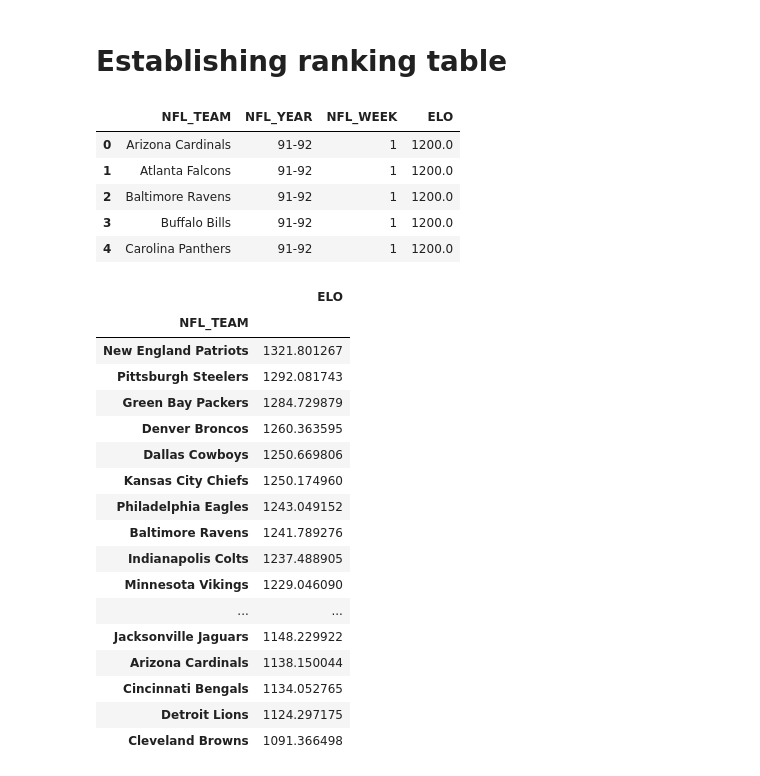
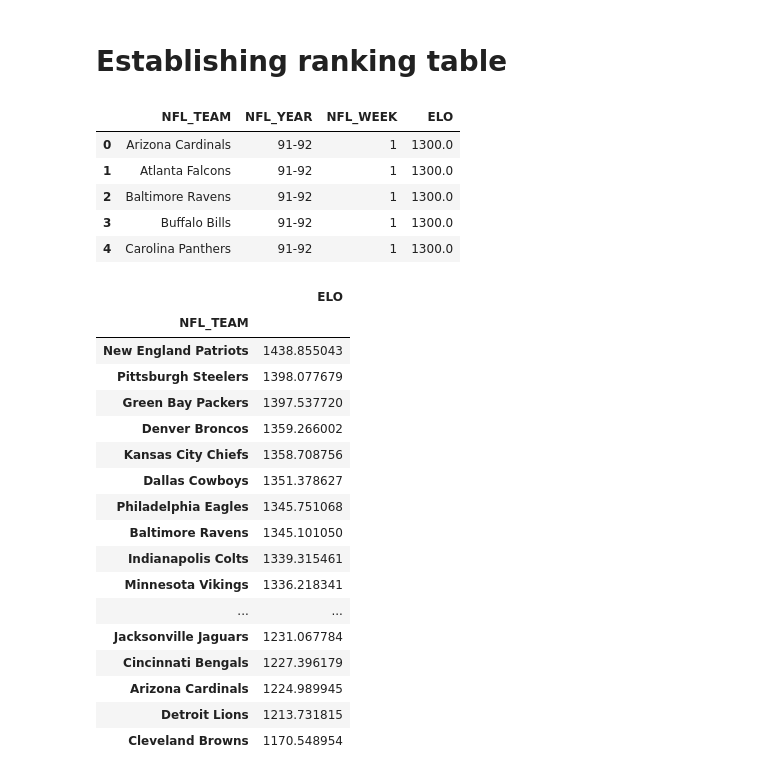
Before and after one commit to W-Thurston/NFL_Predict, a Jupyter notebook: notebooks/exploratory/read_html scrape.ipynb, the cells around one changed output. Saved outputs shown, nothing was run; the diff lists cells and outputs as text; code cells hidden in the pictures.

```diff
--- a/read_html scrape.ipynb
+++ b/notebooks/exploratory/read_html scrape.ipynb
@@ -7,7 +9,7 @@ import itertools
 pd.set_option('display.max_rows', 100)
 pd.set_option('display.max_columns', 100)
 # %%
-df = pd.read_csv('NFL_wk_by_wk.csv', names=['WEEK_NUM','GAME_DAY_OF_WEEK','GAME_DATE','GAMETIME','WINNER','GAME_LOCATION','LOSER','BOXSCORE_LINK','PTS_WINNER','PTS_LOSER','YARDS_WINNER','TURNOVERS_WINNER','YARDS_LOSER','TURNOVERS_LOSER','YEAR'], index_col=False)
+df = pd.read_csv('../../data/raw/NFL_wk_by_wk.csv', names=['WEEK_NUM','GAME_DAY_OF_WEEK','GAME_DATE','GAMETIME','WINNER','GAME_LOCATION','LOSER','BOXSCORE_LINK','PTS_WINNER','PTS_LOSER','YARDS_WINNER','TURNOVERS_WINNER','YARDS_LOSER','TURNOVERS_LOSER','YEAR'], index_col=False)
 
 ## In the data pull the header shows up multiple times
 df = df[((df['WEEK_NUM']!='Week')&(df['WEEK_NUM']!='NULL_VALUE'))]
@@ -59,30 +61,30 @@ df.loc[df['YEAR'].isin(sorted_years[:increase_in_number_of_weeks_in_season]),:]
                                                                                                                                                                            'Division'  : '19',
                                                                                                                                                                            'ConfChamp' : '20',
                                                                                                                                                                            'SuperBowl' : '21'})
-
 ## after to '21-22' season
 df.loc[df['YEAR'].isin(sorted_years[increase_in_number_of_weeks_in_season:]),:] = df.loc[df['YEAR'].isin(sorted_years[increase_in_number_of_weeks_in_season:]),:].replace({'WildCard'  : '19',
                                                                                                                                                                            'Division'  : '20',
                                                                                                                                                                            'ConfChamp' : '21',
                                                                                                                                                                            'SuperBowl' : '22'})
 
-
 ## These data points are games were teams tied, the data didn't pull because of a "strong" tag
 df.loc[df['PTS_WINNER']=='NULL_VALUE','PTS_WINNER'] = df.loc[df['PTS_WINNER']=='NULL_VALUE','PTS_LOSER']
 
 ## Change values to be numeric
-df['WEEK_NUM'] = df['WEEK_NUM'].astype('int')
+df['WEEK_NUM']   = df['WEEK_NUM'].astype('int')
 df['PTS_WINNER'] = df['PTS_WINNER'].astype('int')
-df['PTS_LOSER'] = df['PTS_LOSER'].astype('int')
-df['PTS_LOSER'] = df['YARDS_WINNER'].astype('int')
-df['PTS_LOSER'] = df['TURNOVERS_WINNER'].astype('int')
-df['PTS_LOSER'] = df['YARDS_LOSER'].astype('int')
-df['PTS_LOSER'] = df['TURNOVERS_LOSER'].astype('int')
+df['PTS_LOSER']  = df['PTS_LOSER'].astype('int')
+df['PTS_LOSER']  = df['YARDS_WINNER'].astype('int')
+df['PTS_LOSER']  = df['TURNOVERS_WINNER'].astype('int')
+df['PTS_LOSER']  = df['YARDS_LOSER'].astype('int')
+df['PTS_LOSER']  = df['TURNOVERS_LOSER'].astype('int')
 
 ## Create a column that denotes a win or a tie (could be used for prediction measuring)
 df.loc[df['PTS_WINNER']>df['PTS_LOSER'],'WIN_OR_TIE'] = 1
 df['WIN_OR_TIE'].fillna(0,inplace=True)
 
+df.to_csv('../../data/cleaned/NFL_wk_by_wk_cleaned.csv', index=False)
+
 df.tail()
 # %% [output]
 |  | WEEK_NUM | GAME_DAY_OF_WEEK | GAME_DATE | GAMETIME | WINNER | GAME_LOCATION | LOSER | BOXSCORE_LINK | ... |
@@ -108,39 +110,39 @@ Number of Unique Winning & Losing teams: 32 | 32
 # %%
 ## Pull out all NFL teams
 NFL_TEAMS = sorted(df['WINNER'].unique())
 
 ## Pull out Years and Week numbers
 NFL_YEARS = sorted(df['YEAR'].unique())
 NFL_WEEKS = sorted(df['WEEK_NUM'].unique())
 
 dataframe_builder_list = []
 for team in NFL_TEAMS:
     for year in NFL_YEARS:
         for week in NFL_WEEKS:
             dataframe_builder_list.append( (team, year, week) )
 
 df_team_elo = pd.DataFrame.from_records(dataframe_builder_list, columns=['NFL_TEAM', 'NFL_YEAR', 'NFL_WEEK']).drop_duplicates()
 df_team_elo['ELO'] = np.nan
-df_team_elo.loc[(df_team_elo['NFL_YEAR']==sorted_years[0])&(df_team_elo['NFL_WEEK']==1),'ELO'] = 1200
+df_team_elo.loc[(df_team_elo['NFL_YEAR']==sorted_years[0])&(df_team_elo['NFL_WEEK']==1),'ELO'] = 1300
 
 ## Make dataframe year into categories
 df_team_elo['NFL_YEAR'] = pd.Categorical(df_team_elo['NFL_YEAR'], sorted_years)
 
 ## Remove week 22 from seasons prior to '21-22'
 df_team_elo = df_team_elo.loc[~((df_team_elo['NFL_YEAR'].isin(sorted_years[:increase_in_number_of_weeks_in_season]))&
                                 (df_team_elo['NFL_WEEK']==22))]
 
 ## Sort Dataframe
 df_team_elo = df_team_elo.sort_values(['NFL_YEAR','NFL_WEEK','NFL_TEAM'], ignore_index=True)
 
 df_team_elo.head()
 # %% [output]
 |  | NFL_TEAM | NFL_YEAR | NFL_WEEK | ELO |
-| 0 | Arizona Cardinals | 91-92 | 1 | 1200.0 |
-| 1 | Atlanta Falcons | 91-92 | 1 | 1200.0 |
-| 2 | Baltimore Ravens | 91-92 | 1 | 1200.0 |
-| 3 | Buffalo Bills | 91-92 | 1 | 1200.0 |
-| 4 | Carolina Panthers | 91-92 | 1 | 1200.0 |
+| 0 | Arizona Cardinals | 91-92 | 1 | 1300.0 |
+| 1 | Atlanta Falcons | 91-92 | 1 | 1300.0 |
+| 2 | Baltimore Ravens | 91-92 | 1 | 1300.0 |
+| 3 | Buffalo Bills | 91-92 | 1 | 1300.0 |
+| 4 | Carolina Panthers | 91-92 | 1 | 1300.0 |
 # %%
 def elo_win_probability(rating_teamA, rating_teamB):
     ## Probability of of winning of rating_teamA
@@ -299,22 +303,22 @@ df_team_elo.loc[:,['NFL_TEAM','ELO']].groupby(['NFL_TEAM']).mean().sort_values('
 # %% [output]
 |  | ELO |
 | NFL_TEAM |  |
-| New England Patriots | 1321.801267 |
-| Pittsburgh Steelers | 1292.081743 |
-| Green Bay Packers | 1284.729879 |
-| Denver Broncos | 1260.363595 |
-| Dallas Cowboys | 1250.669806 |
-| Kansas City Chiefs | 1250.174960 |
-| Philadelphia Eagles | 1243.049152 |
-| Baltimore Ravens | 1241.789276 |
-| Indianapolis Colts | 1237.488905 |
-| Minnesota Vikings | 1229.046090 |
+| New England Patriots | 1438.855043 |
+| Pittsburgh Steelers | 1398.077679 |
+| Green Bay Packers | 1397.537720 |
+| Denver Broncos | 1359.266002 |
+| Kansas City Chiefs | 1358.708756 |
+| Dallas Cowboys | 1351.378627 |
+| Philadelphia Eagles | 1345.751068 |
+| Baltimore Ravens | 1345.101050 |
+| Indianapolis Colts | 1339.315461 |
+| Minnesota Vikings | 1336.218341 |
 | ... | ... |
-| Jacksonville Jaguars | 1148.229922 |
-| Arizona Cardinals | 1138.150044 |
-| Cincinnati Bengals | 1134.052765 |
-| Detroit Lions | 1124.297175 |
-| Cleveland Browns | 1091.366498 |
+| Jacksonville Jaguars | 1231.067784 |
+| Cincinnati Bengals | 1227.396179 |
+| Arizona Cardinals | 1224.989945 |
+| Detroit Lions | 1213.731815 |
+| Cleveland Browns | 1170.548954 |
 # %%
 ## Most recent ELO rating
 df_team_elo.loc[(df_team_elo['NFL_YEAR']=='22-23')&(df_team_elo['NFL_WEEK']==22),:].sort_values(['ELO'], ascending=False)
```
Also changed, not shown: parts of 5 cells of this notebook, 11 other files.
